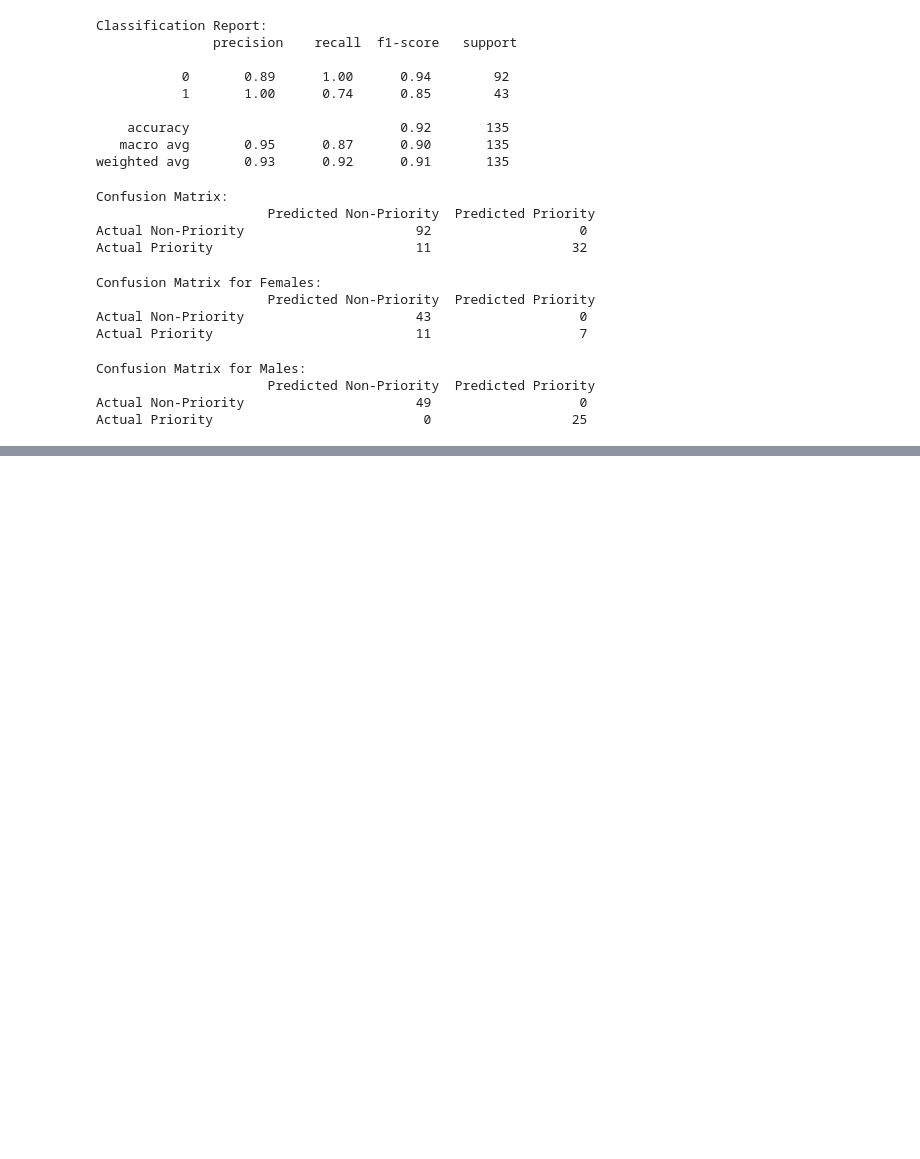
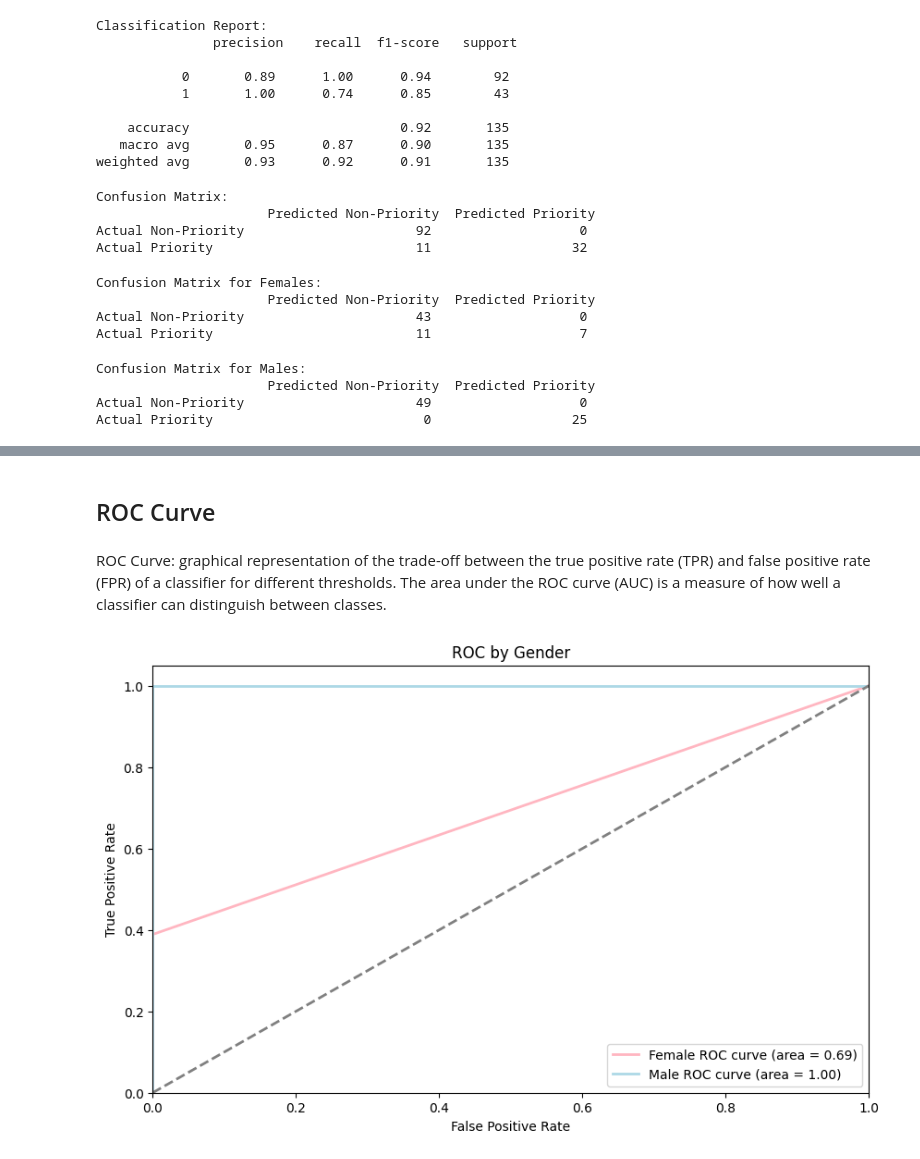
Before and after one commit to DanaMikulinsky/ethics_AI_project, a Jupyter notebook: train_and_evaluate_model.ipynb, the cells around one changed output, grey strips where cells are left out. Drawn from its saved outputs; the diff is of its cells as text; code cells hidden in the pictures; blank space fills up the shorter version.

```diff
--- a/train_and_evaluate_model.ipynb
+++ b/train_and_evaluate_model.ipynb
@@ -112,0 +210,25 @@ Actual Priority                           0                  25
+# %% [markdown]
+## ROC Curve
+# %% [markdown]
+ROC Curve: graphical representation of the trade-off between the true positive rate (TPR) and false positive rate (FPR) of a classifier for different thresholds. The area under the ROC curve (AUC) is a measure of how well a classifier can distinguish between classes.
+# %%
+# Calculate ROC curves
+fpr_female, tpr_female, _ = roc_curve(y_test_female, y_pred_female)
+fpr_male, tpr_male, _ = roc_curve(y_test_male, y_pred_male)
+roc_auc_female = auc(fpr_female, tpr_female)
+roc_auc_male = auc(fpr_male, tpr_male)
+
+# Plot ROC curves
+plt.figure(figsize=(10, 6))
+plt.plot(fpr_female, tpr_female, color='lightpink', lw=2, label=f'Female ROC curve (area = {roc_auc_female:.2f})')
+plt.plot(fpr_male, tpr_male, color='lightblue', lw=2, label=f'Male ROC curve (area = {roc_auc_male:.2f})')
+plt.plot([0, 1], [0, 1], color='gray', lw=2, linestyle='--')
+plt.xlim([0.0, 1.0])
+plt.ylim([0.0, 1.05])
+plt.xlabel('False Positive Rate')
+plt.ylabel('True Positive Rate')
+plt.title('ROC by Gender')
+plt.legend(loc="lower right")
+plt.show()
+# %% [output]
+[figure, added]
```
Also changed, not shown: parts of 18 cells of this notebook.
